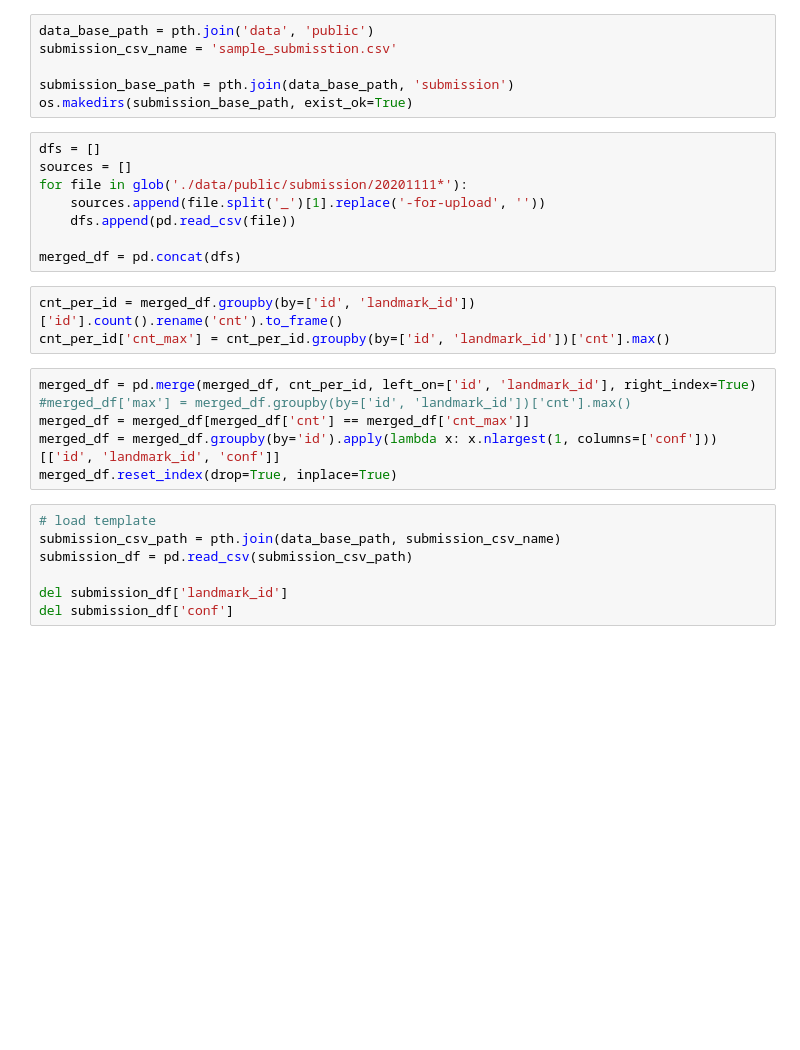
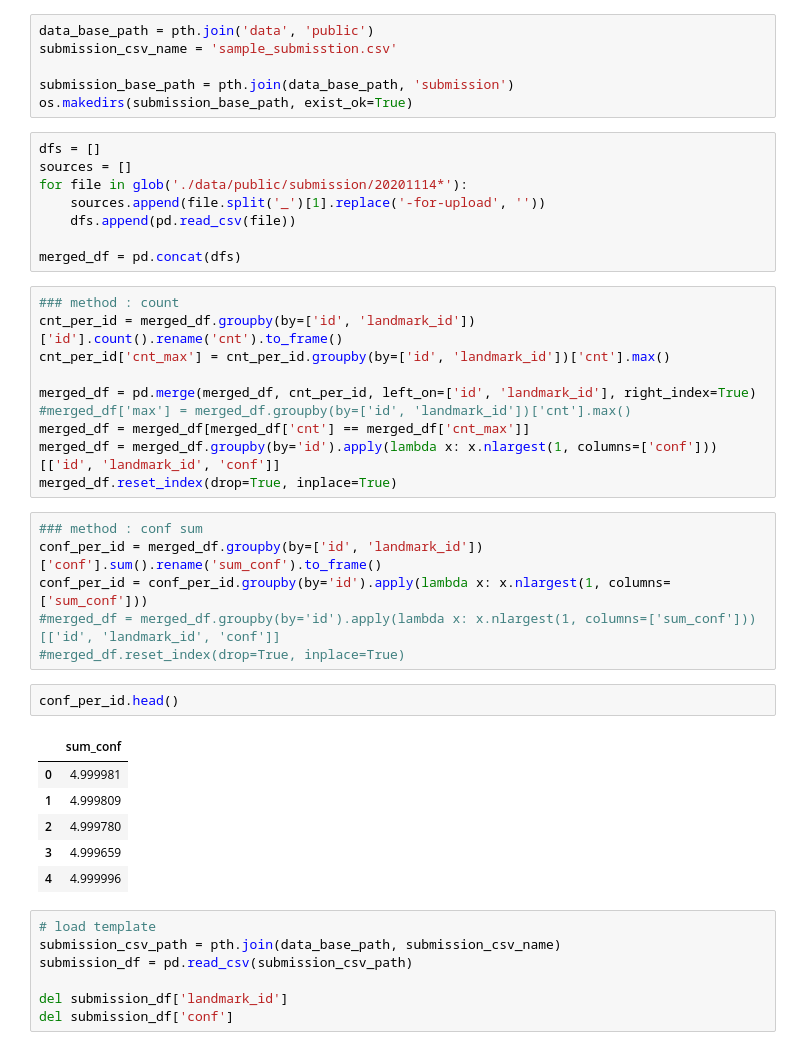
Before and after one commit to thjeong/dacon_202011_classify_landmarks, a Jupyter notebook: 99991231_merge_and_submit.ipynb, the cells around one changed output. Saved outputs shown, nothing was run; the diff lists cells and outputs as text; blank space fills up the shorter version.

```diff
--- a/99991231_merge_and_submit.ipynb
+++ b/99991231_merge_and_submit.ipynb
@@ -14,20 +14,36 @@ os.makedirs(submission_base_path, exist_ok=True)
 # %%
 dfs = []
 sources = []
-for file in glob('./data/public/submission/20201111*'):
+for file in glob('./data/public/submission/20201114*'):
     sources.append(file.split('_')[1].replace('-for-upload', ''))
     dfs.append(pd.read_csv(file))
 
 merged_df = pd.concat(dfs)
-# %%
-cnt_per_id = merged_df.groupby(by=['id', 'landmark_id'])['id'].count().rename('cnt').to_frame()
-cnt_per_id['cnt_max'] = cnt_per_id.groupby(by=['id', 'landmark_id'])['cnt'].max()
 # %%
+### method : count
+cnt_per_id = merged_df.groupby(by=['id', 'landmark_id'])['id'].count().rename('cnt').to_frame()
+cnt_per_id['cnt_max'] = cnt_per_id.groupby(by=['id', 'landmark_id'])['cnt'].max()
+
 merged_df = pd.merge(merged_df, cnt_per_id, left_on=['id', 'landmark_id'], right_index=True)
 #merged_df['max'] = merged_df.groupby(by=['id', 'landmark_id'])['cnt'].max()
 merged_df = merged_df[merged_df['cnt'] == merged_df['cnt_max']]
 merged_df = merged_df.groupby(by='id').apply(lambda x: x.nlargest(1, columns=['conf']))[['id', 'landmark_id', 'conf']]
 merged_df.reset_index(drop=True, inplace=True)
+# %%
+### method : conf sum
+conf_per_id = merged_df.groupby(by=['id', 'landmark_id'])['conf'].sum().rename('sum_conf').to_frame()
+conf_per_id = conf_per_id.groupby(by='id').apply(lambda x: x.nlargest(1, columns=['sum_conf']))
+#merged_df = merged_df.groupby(by='id').apply(lambda x: x.nlargest(1, columns=['sum_conf']))[['id', 'landmark_id', 'conf']]
+#merged_df.reset_index(drop=True, inplace=True)
+# %%
+conf_per_id.head()
+# %% [output]
+|  | sum_conf |
+| 0 | 4.999981 |
+| 1 | 4.999809 |
+| 2 | 4.999780 |
+| 3 | 4.999659 |
+| 4 | 4.999996 |
 # %%
 # load template
 submission_csv_path = pth.join(data_base_path, submission_csv_name)
```
Also changed, not shown: 9 other files.
